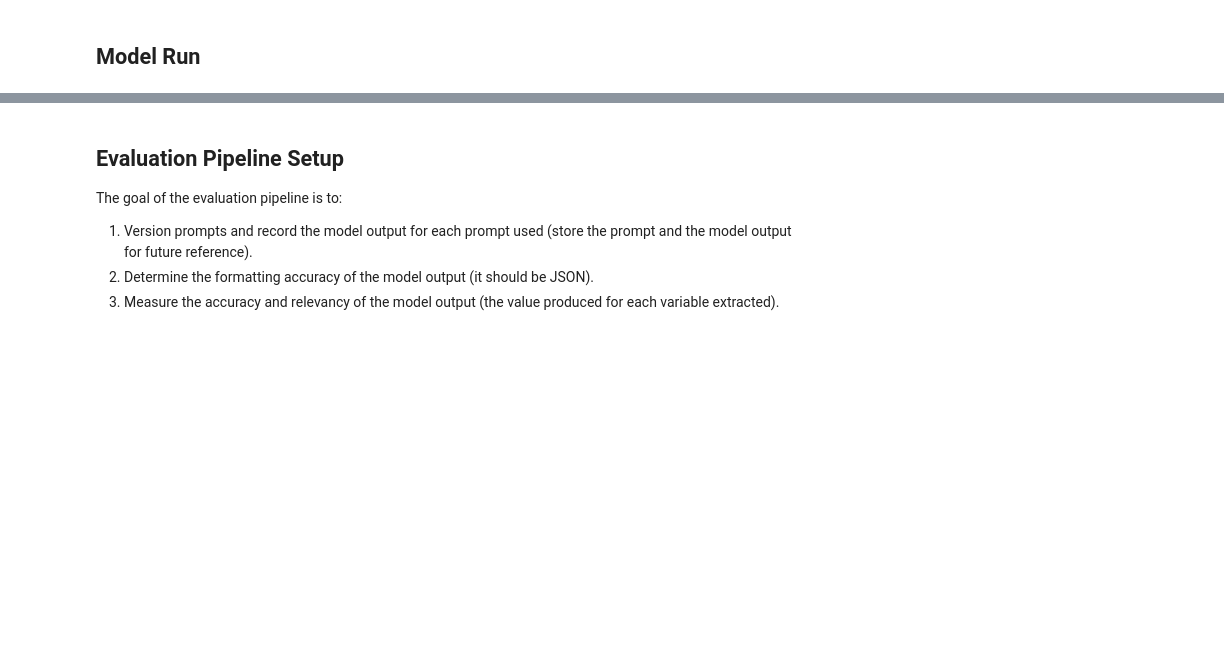
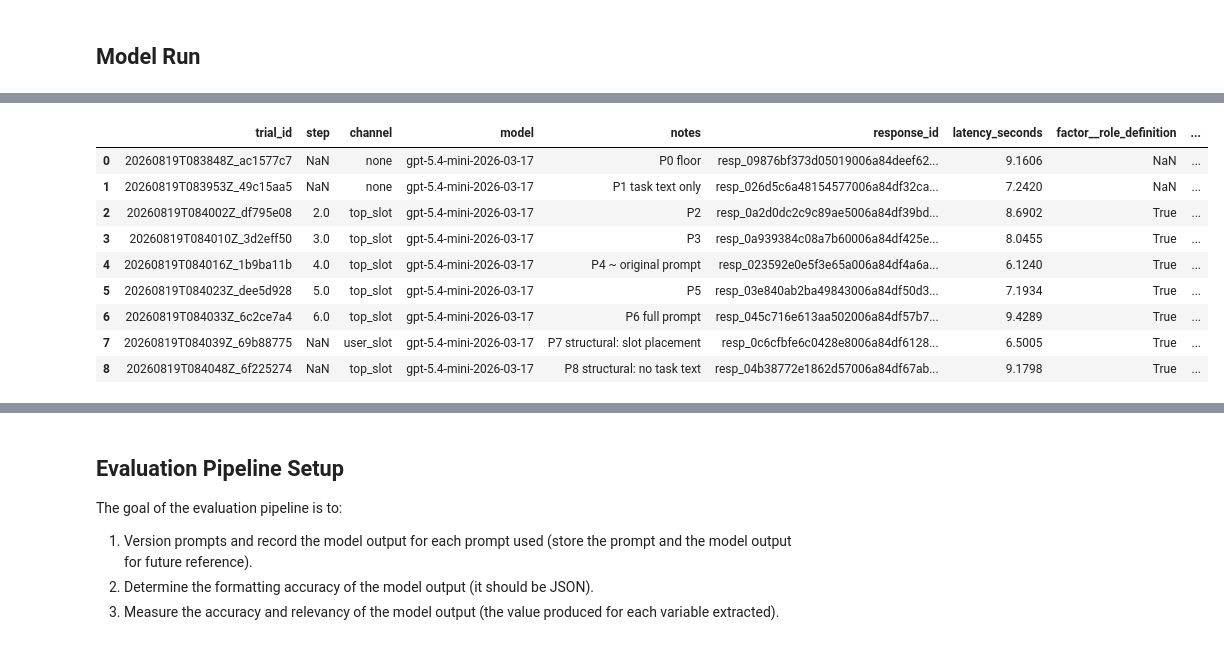
Before and after one commit to prerna-roy/dissertation, a Jupyter notebook: prompt_pipeline_poc.ipynb, the cells around one changed output, grey strips where cells are left out. Cells and saved outputs as stored; diff of their text form; code cells hidden in the pictures; blank space fills up the shorter version.

```diff
--- a/prompt_pipeline_poc.ipynb
+++ b/prompt_pipeline_poc.ipynb
@@ -180,0 +364,23 @@ with open("audit_log.jsonl", "a") as f:
+# %%
+log_df = pd.read_json("audit_log.jsonl", lines=True)
+# log_df.head()
+# %%
+# Only rows written by run_trial() have a "factors" column; expand it into one column per factor
+factor_cols = pd.json_normalize(log_df["factors"]).add_prefix("factor__")
+tracker_df = pd.concat(
+    [log_df[["trial_id", "step", "channel", "model", "notes", "response_id", "latency_seconds"]], factor_cols],
+    axis=1,
+)
+tracker_df.to_excel("zero_shot_prompt_tracker.xlsx", index=False)
+tracker_df
+# %% [output]
+|  | trial_id | step | channel | model | notes | response_id | latency_seconds | factor__role_definition | ... |
+| 0 | 20260819T083848Z_ac1577c7 | NaN | none | gpt-5.4-mini-2026-03-17 | P0 floor | resp_09876bf373d05019006a84deef62... | 9.1606 | NaN | ... |
+| 1 | 20260819T083953Z_49c15aa5 | NaN | none | gpt-5.4-mini-2026-03-17 | P1 task text only | resp_026d5c6a48154577006a84df32ca... | 7.2420 | NaN | ... |
+| 2 | 20260819T084002Z_df795e08 | 2.0 | top_slot | gpt-5.4-mini-2026-03-17 | P2 | resp_0a2d0dc2c9c89ae5006a84df39bd... | 8.6902 | True | ... |
+| 3 | 20260819T084010Z_3d2eff50 | 3.0 | top_slot | gpt-5.4-mini-2026-03-17 | P3 | resp_0a939384c08a7b60006a84df425e... | 8.0455 | True | ... |
+| 4 | 20260819T084016Z_1b9ba11b | 4.0 | top_slot | gpt-5.4-mini-2026-03-17 | P4 ~ original prompt | resp_023592e0e5f3e65a006a84df4a6a... | 6.1240 | True | ... |
+| 5 | 20260819T084023Z_dee5d928 | 5.0 | top_slot | gpt-5.4-mini-2026-03-17 | P5 | resp_03e840ab2ba49843006a84df50d3... | 7.1934 | True | ... |
+| 6 | 20260819T084033Z_6c2ce7a4 | 6.0 | top_slot | gpt-5.4-mini-2026-03-17 | P6 full prompt | resp_045c716e613aa502006a84df57b7... | 9.4289 | True | ... |
+| 7 | 20260819T084039Z_69b88775 | NaN | user_slot | gpt-5.4-mini-2026-03-17 | P7 structural: slot placement | resp_0c6cfbfe6c0428e8006a84df6128... | 6.5005 | True | ... |
+| 8 | 20260819T084048Z_6f225274 | NaN | top_slot | gpt-5.4-mini-2026-03-17 | P8 structural: no task text | resp_04b38772e1862d57006a84df67ab... | 9.1798 | True | ... |
```
Also changed, not shown: parts of 9 cells of this notebook.
